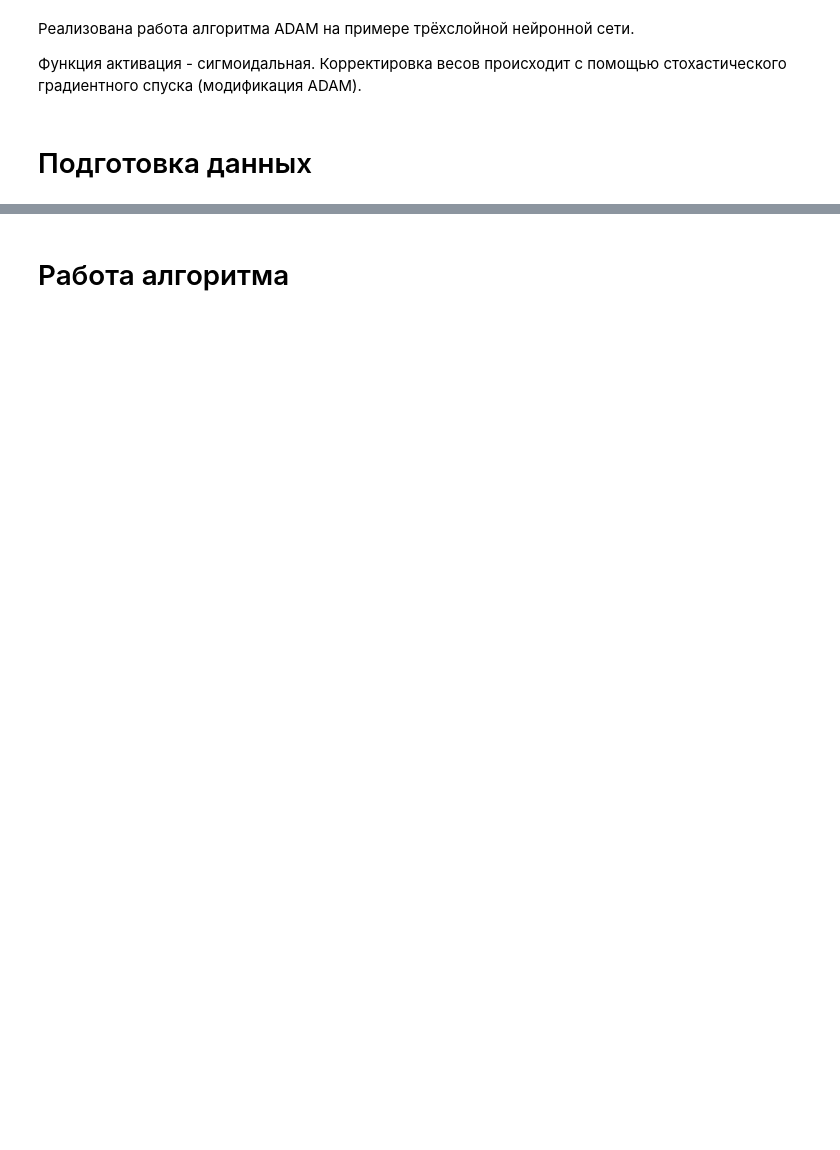
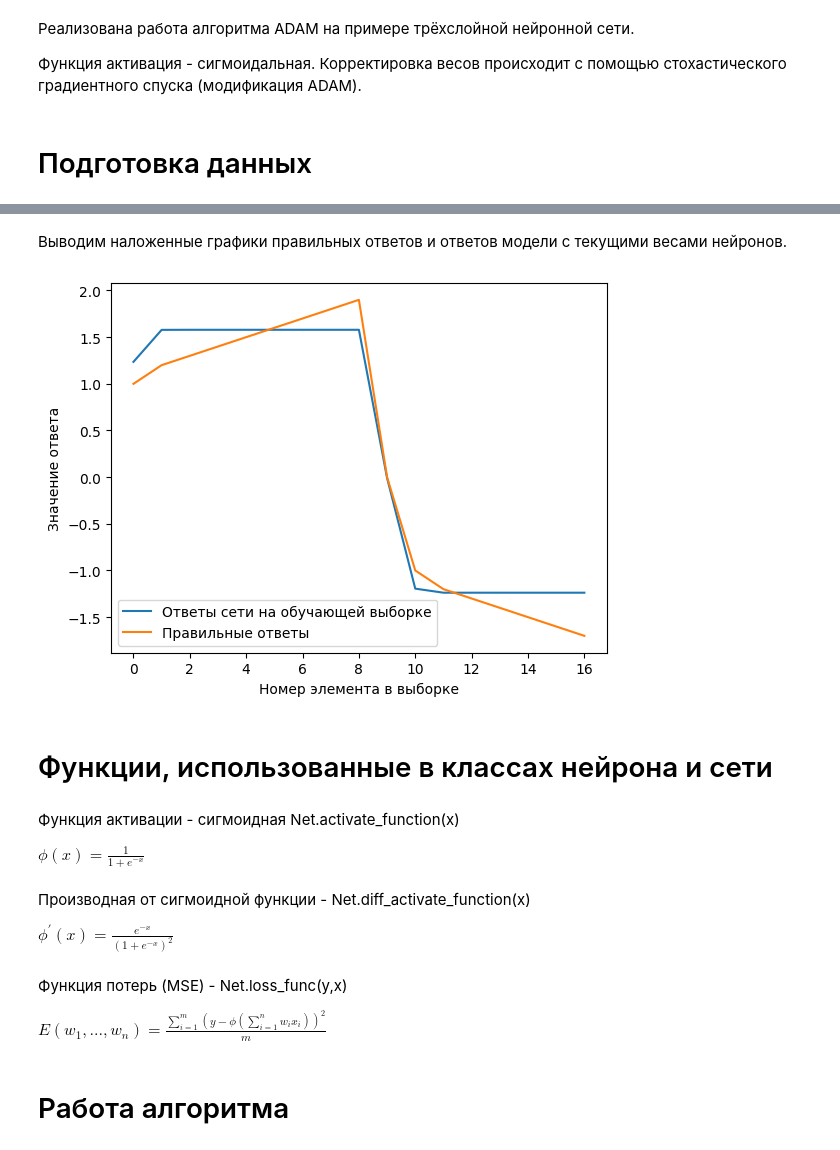
Before and after one commit to ElenaShargina/nnetworks, a Jupyter notebook: Реализация_алгоритма_ADAM_для_обучения_нейронной_сети_объектный_вариант.ipynb, the cells around one changed output, grey strips where cells are left out. Cells and saved outputs as stored; diff of their text form; code cells hidden in the pictures; blank space fills up the shorter version.

```diff
--- a/Реализация_алгоритма_ADAM_для_обучения_нейронной_сети_объектный_вариант.ipynb
+++ b/Реализация_алгоритма_ADAM_для_обучения_нейронной_сети_объектный_вариант.ipynb
@@ -125,3 +512,23 @@ def loss_func(weights1,weights2,weights3, dataY, dataX):
+# %% [markdown]
+Выводим наложенные графики правильных ответов и ответов модели с текущими весами нейронов.
+# %%
+myModel.show_result()
+# %% [output]
+[figure, added]
+# %% [markdown]
+# Функции, использованные в классах нейрона и сети
+# %% [markdown]
+Функция активации - сигмоидная Net.activate_function(x)
+
+$\phi(x) = \frac{1}{1+e^{-x}}$
+# %% [markdown]
+Производная от сигмоидной функции - Net.diff_activate_function(x)
+
+$ \phi^\prime(x) = \frac{e^{-x}}{(1+e^{-x})^2}$
+# %% [markdown]
+Функция потерь (MSE) - Net.loss_func(y,x)
+
+$E(w_1,...,w_n)=\frac{\sum_{i=1}^m{(y-\phi(\sum_{i=1}^n{w_ix_i}))^2}}{m}$
 # %% [markdown]
 # Работа алгоритма
 # %% [markdown]
```
Also changed, not shown: parts of 42 cells of this notebook.
